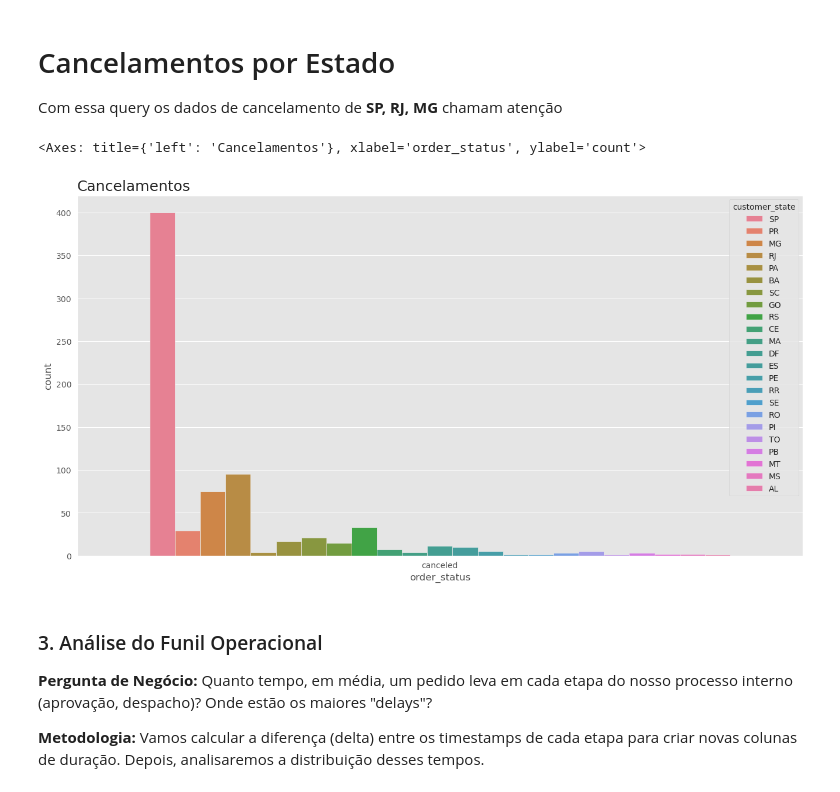
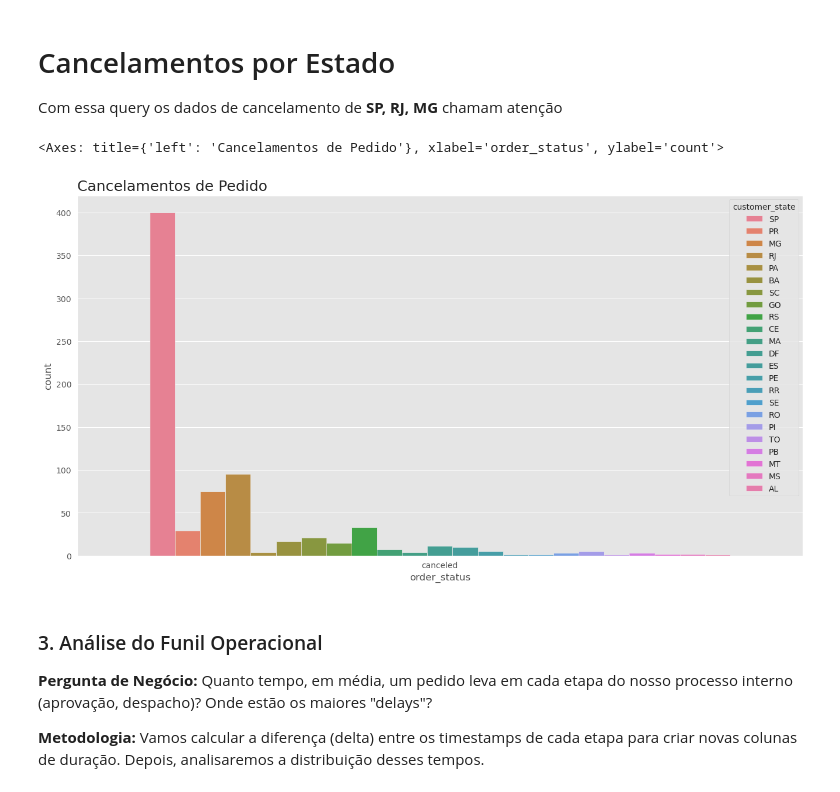
Before and after one commit to guilhptg/AnaliseFunilDeVendas, a Jupyter notebook: notebooks/eda.ipynb, the cells around one changed output. Saved outputs shown, nothing was run; the diff lists cells and outputs as text; code cells hidden in the pictures.

```diff
--- a/notebooks/eda.ipynb
+++ b/notebooks/eda.ipynb
@@ -126,14 +128,14 @@ Com essa query os dados de cancelamento de **SP, RJ, MG** chamam atenção
 # %%
 plt.style.use('ggplot')
 
 plt.figure(figsize=(16,8))
 
-plt.title('Cancelamentos', loc='left',fontsize=18)
+plt.title('Cancelamentos de Pedido', loc='left',fontsize=18)
 """  """
 sns.countplot(data=df_canceled, x=df_canceled['order_status'], hue='customer_state')
 # %% [output]
-<Axes: title={'left': 'Cancelamentos'}, xlabel='order_status', ylabel='count'>
+<Axes: title={'left': 'Cancelamentos de Pedido'}, xlabel='order_status', ylabel='count'>
-[figure, old version]
+[figure, new version]
 # %% [markdown]
 ### 3. Análise do Funil Operacional
 
```
Also changed, not shown: parts of 38 cells of this notebook.
